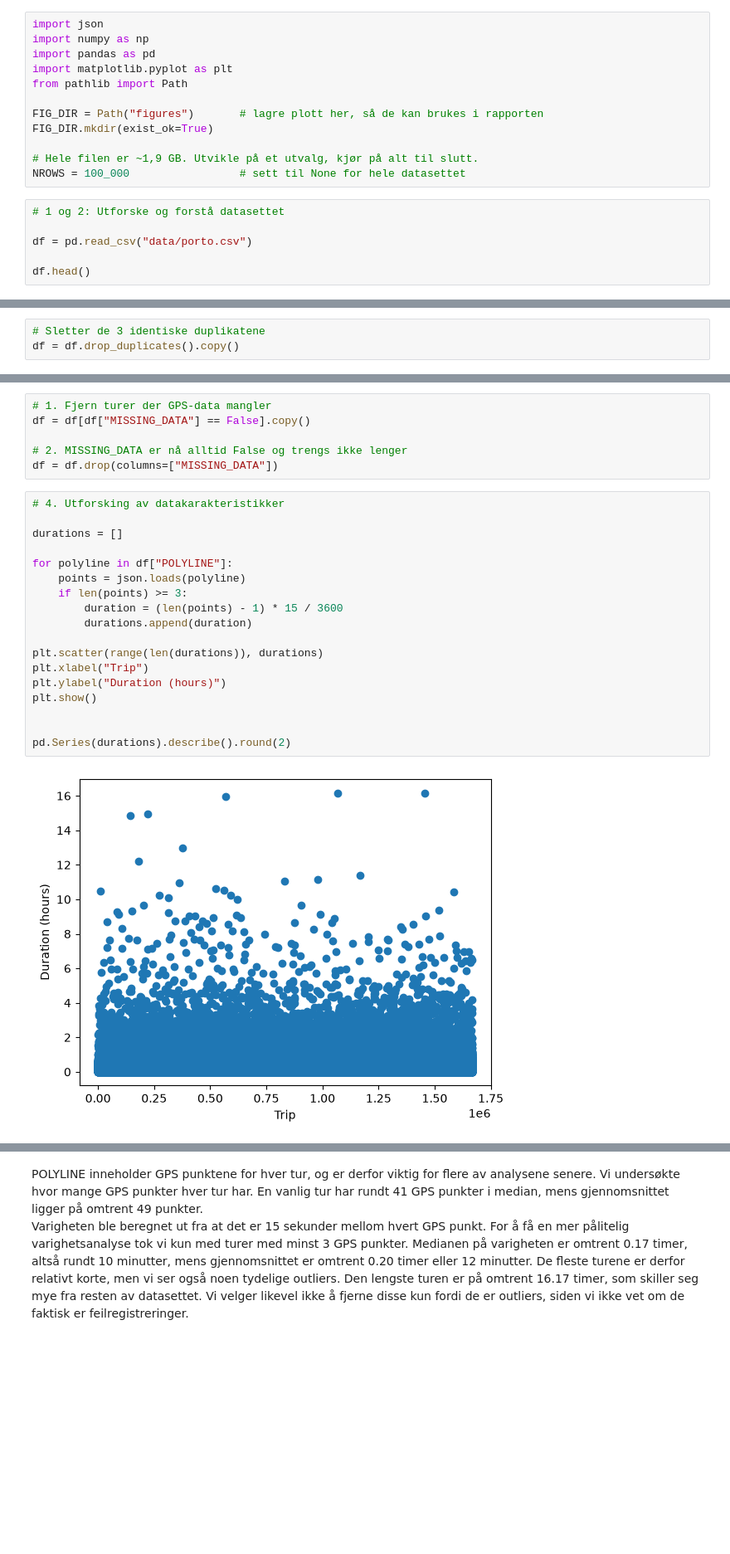
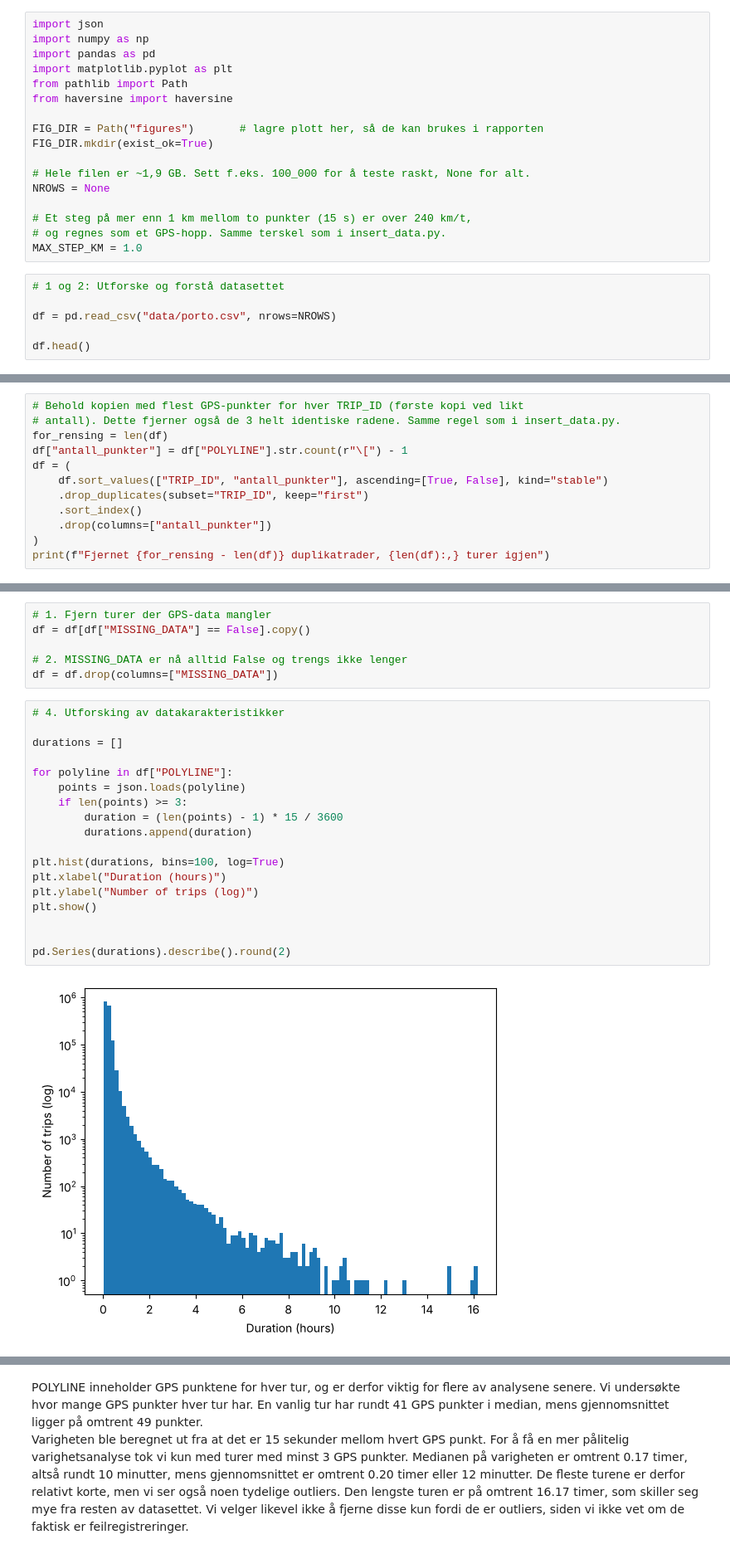
Before and after one commit to tahir1611/sdd-assingment2, a Jupyter notebook: eda.ipynb, the cells around one changed output, grey strips where cells are left out. Shown at 83% size. Drawn from its saved outputs; the diff is of its cells as text; blank space fills up the shorter version.

```diff
--- a/eda.ipynb
+++ b/eda.ipynb
@@ -16,16 +16,21 @@ import numpy as np
 import pandas as pd
 import matplotlib.pyplot as plt
 from pathlib import Path
+from haversine import haversine
 
 FIG_DIR = Path("figures")       # lagre plott her, så de kan brukes i rapporten
 FIG_DIR.mkdir(exist_ok=True)
 
-# Hele filen er ~1,9 GB. Utvikle på et utvalg, kjør på alt til slutt.
-NROWS = 100_000                 # sett til None for hele datasettet
+# Hele filen er ~1,9 GB. Sett f.eks. 100_000 for å teste raskt, None for alt.
+NROWS = None
+
+# Et steg på mer enn 1 km mellom to punkter (15 s) er over 240 km/t,
+# og regnes som et GPS-hopp. Samme terskel som i insert_data.py.
+MAX_STEP_KM = 1.0
 # %%
 # 1 og 2: Utforske og forstå datasettet
 
-df = pd.read_csv("data/porto.csv")
+df = pd.read_csv("data/porto.csv", nrows=NROWS)
 
 df.head()
 # %% [output]
@@ -131,3 +171,12 @@ TRIP_ID skal identifisere en tur unikt, men det ble funnet 81 dupliserte forekom
 # %%
-# Sletter de 3 identiske duplikatene
-df = df.drop_duplicates().copy()
+# Behold kopien med flest GPS-punkter for hver TRIP_ID (første kopi ved likt
+# antall). Dette fjerner også de 3 helt identiske radene. Samme regel som i insert_data.py.
+for_rensing = len(df)
+df["antall_punkter"] = df["POLYLINE"].str.count(r"\[") - 1
+df = (
+    df.sort_values(["TRIP_ID", "antall_punkter"], ascending=[True, False], kind="stable")
+    .drop_duplicates(subset="TRIP_ID", keep="first")
+    .sort_index()
+    .drop(columns=["antall_punkter"])
+)
+print(f"Fjernet {for_rensing - len(df)} duplikatrader, {len(df):,} turer igjen")
@@ -186,20 +237,20 @@ df = df.drop(columns=["MISSING_DATA"])
 # %%
 # 4. Utforsking av datakarakteristikker
 
 durations = []
 
 for polyline in df["POLYLINE"]:
     points = json.loads(polyline)
     if len(points) >= 3:
         duration = (len(points) - 1) * 15 / 3600
         durations.append(duration)
 
-plt.scatter(range(len(durations)), durations)
-plt.xlabel("Trip")
-plt.ylabel("Duration (hours)")
+plt.hist(durations, bins=100, log=True)
+plt.xlabel("Duration (hours)")
+plt.ylabel("Number of trips (log)")
 plt.show()
 
 
 pd.Series(durations).describe().round(2)
 # %% [output]
-[figure, old version]
+[figure, new version]
```
Also changed, not shown: parts of 29 cells of this notebook, 8 other files.
